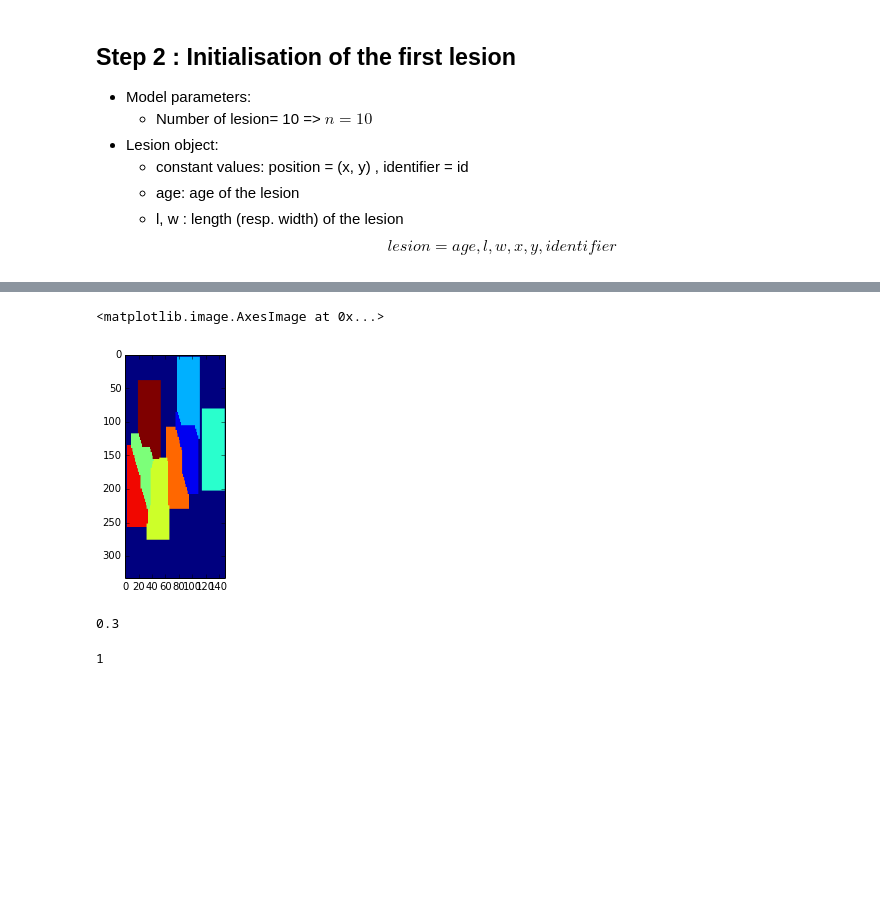
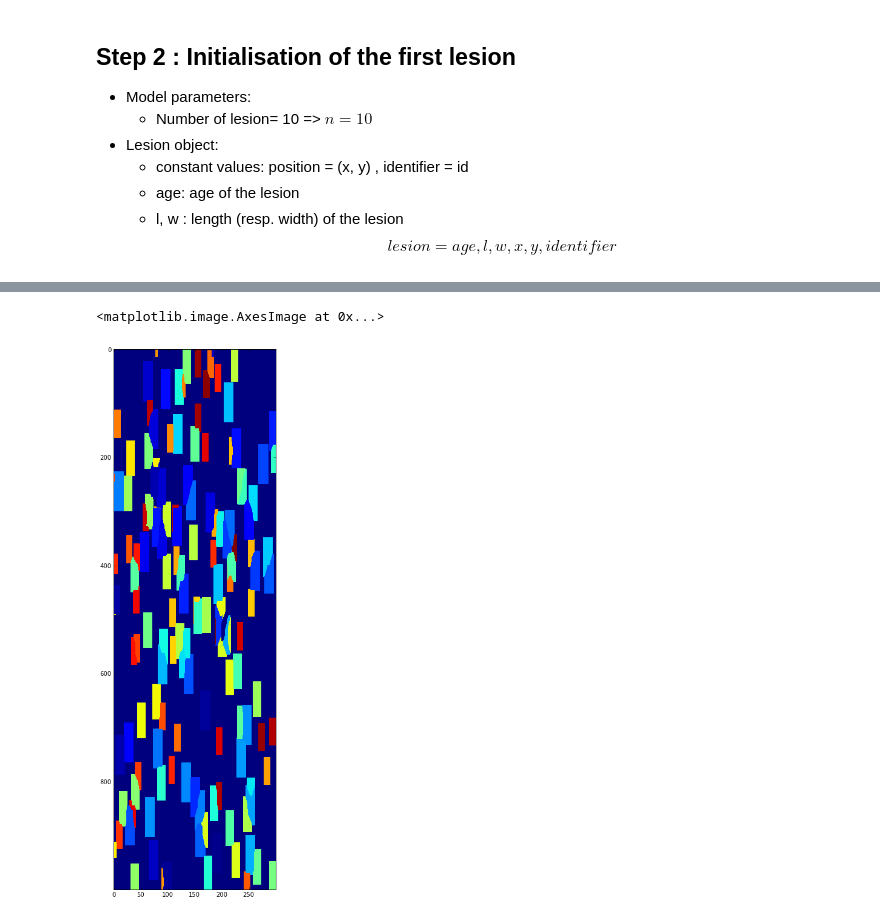
Before and after one commit to openalea-incubator/alep, a Jupyter notebook: alep/example/Lesion competition.ipynb, the cells around one changed output, grey strips where cells are left out. Drawn from its saved outputs; the diff is of its cells as text; code cells hidden in the pictures; blank space fills up the shorter version.

```diff
--- a/alep/example/Lesion competition.ipynb
+++ b/alep/example/Lesion competition.ipynb
@@ -99,0 +113,8 @@ imshow(leaf)
+# %%
+nb_steps = 1000
+for i in range(nb_steps):
+    if i==200 or i==500:
+        leaf = init_lesion(leaf)
+    for lesion in lesions:
+        lesion.growth(dt=1.)
+    leaf = colonisation(leaf,lesions)
@@ -115,13 +135,6 @@ for i in range(nb_steps):
-# %%
-imshow(leaf)
-# %% [output]
-<matplotlib.image.AxesImage at 0x...>
-[figure, removed]
-# %%
-dw
-# %% [output]
-0.3
-# %%
-dl
-# %% [output]
-1
+# %%
+
+imshow(leaf,interpolation='nearest')
+# %% [output]
+<matplotlib.image.AxesImage at 0x...>
+[figure, added]
```
Also changed, not shown: parts of 7 cells of this notebook.
